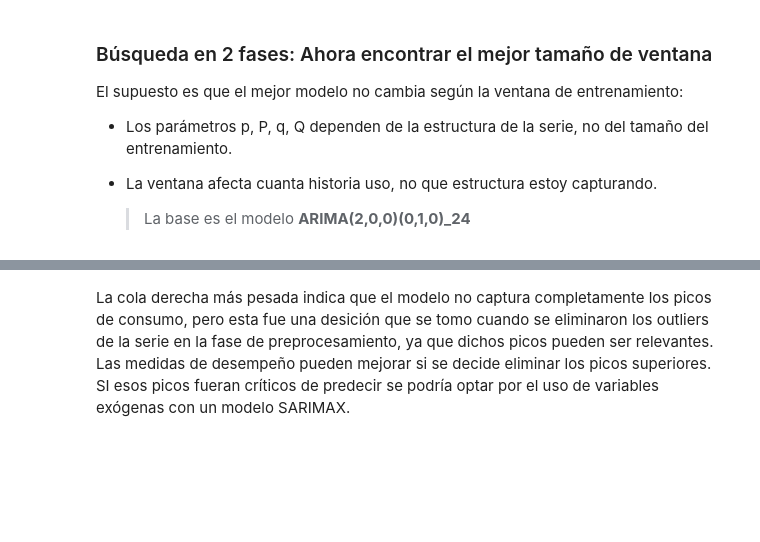
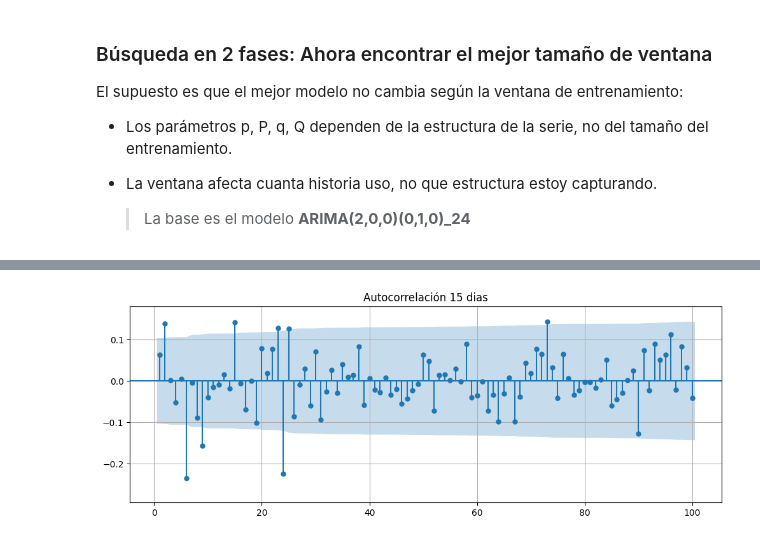
Before and after one commit to JairRamosG/Demanda_Energetica_SARIMA, a Jupyter notebook: notebooks/03_Modelos.ipynb, the cells around one changed output, grey strips where cells are left out. Drawn from its saved outputs; the diff is of its cells as text; code cells hidden in the pictures; blank space fills up the shorter version.

```diff
--- a/notebooks/03_Modelos.ipynb
+++ b/notebooks/03_Modelos.ipynb
@@ -295,2 +304,7 @@ Desviación estándar: 3703.0211
-# %% [markdown]
-La cola derecha más pesada indica que el modelo no captura completamente los picos de consumo, pero esta fue una desición que se tomo cuando se eliminaron los outliers de la serie en la fase de preprocesamiento, ya que dichos picos pueden ser relevantes. Las medidas de desempeño pueden mejorar si se decide eliminar los picos superiores. SI esos picos fueran críticos de predecir se podría optar por el uso de variables exógenas con un modelo SARIMAX.
+# %%
+fig, ax = plt.subplots(figsize=(12,4))
+plot_acf(residuales, lags=100, zero=False, auto_ylims=True, ax=ax)
+plt.title(f'Autocorrelación {VENTANA//m} dias')
+ax.grid(True)
+# %% [output]
+[figure, added]
```
Also changed, not shown: parts of 12 cells of this notebook.
